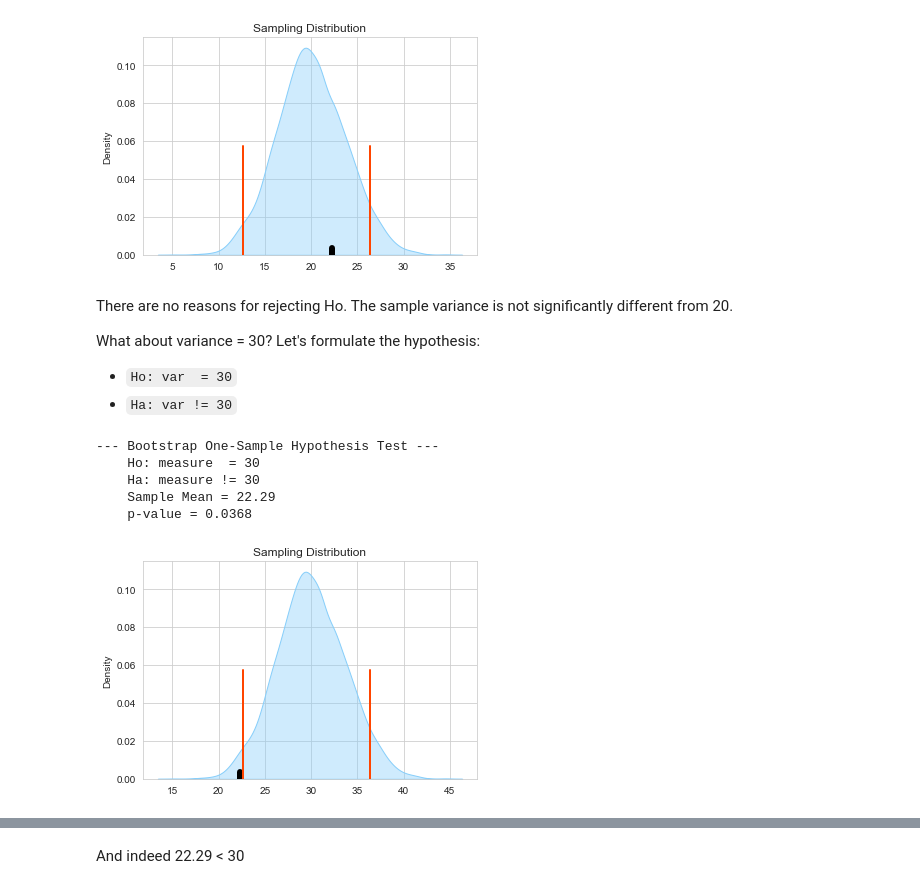
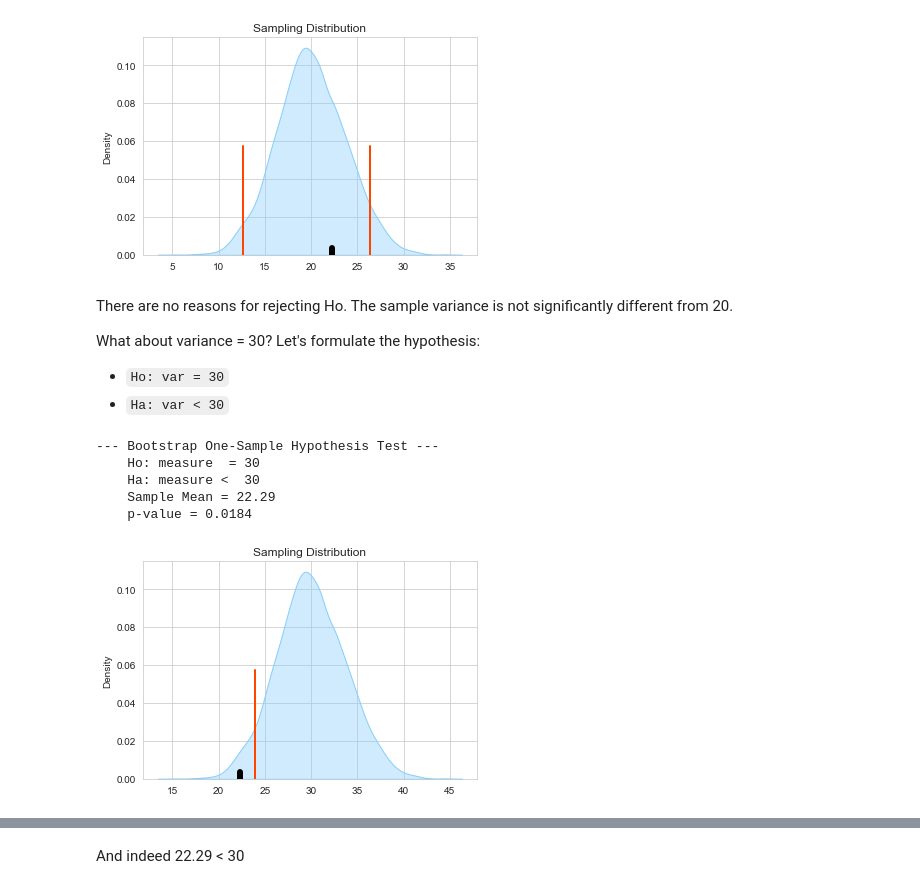
Before and after one commit to Goliath-Research/Computational-Statistics, a Jupyter notebook: 04-Inferential Statistics/05-Boot_One_Samp_Test.ipynb, the cells around one changed output, grey strips where cells are left out. Saved outputs shown, nothing was run; the diff lists cells and outputs as text; code cells hidden in the pictures.

```diff
--- a/04-Inferential Statistics/05-Boot_One_Samp_Test.ipynb
+++ b/04-Inferential Statistics/05-Boot_One_Samp_Test.ipynb
@@ -303,11 +303,11 @@ Let's summarize the p-value calculation in one function:
 # %%
 def getpValue(sample_distribution, obs_value, alternative='two-sided'):
     '''
-    It returns the p-value
+    It returns the p-value.
     sample_distribution: the sample distribution
-    obs_value: observed value
-    alpha: significance level
-    alternative: one of the three values: 'two-sided', 'smaller', or 'larger'
+    obs_value:           observed value
+    alpha:               significance level
+    alternative:         one of the three values: 'two-sided', 'smaller', or 'larger'
     '''
     ecdf = ECDF(sample_distribution)
     if alternative=='two-sided':
@@ -349,7 +351,7 @@ We want to define a function for hypothesis testing.
 # %% [markdown]
 We will create a function for the hypothesis test. We could receive `data` as a parameter and use it to determine its mean and the sample distribution. The calculation of sample distribution is time-consuming, and we could use the same sample distribution to test several hypotheses. So, we decided to receive it as a parameter instead of calculating it in each call to the function.
 # %%
-def one_sample_HT(sampl_value, sampl_distribution, pop_value, alpha=0.05, alternative='two-sided'):
+def boot_one_sample_HT(sample_value, sample_distribution, population_value, alpha=0.05, alternative='two-sided'):
     '''
     sampl_value: observed value calculated from the sample
     sampl_distribution: sample distribution calculated from the sample
@@ -359,24 +361,24 @@ def one_sample_HT(sampl_value, sampl_distribution, pop_value, alpha=0.05, altern
     '''
     sigHa = {'two-sided':'!=', 'smaller':'< ', 'larger':'> '}
     print('--- Bootstrap One-Sample Hypothesis Test ---')
-    print('    Ho: measure  =', np.round(pop_value, 2))
-    print('    Ha: measure', sigHa[alternative], np.round(pop_value, 2))
-    print('    Sample Mean = %.2f' %(sampl_value))
-    sampl_distribution_Ho = sampl_distribution - np.mean(sampl_distribution) + pop_value
-    sns.kdeplot(x=sampl_distribution_Ho, color='lightskyblue', shade=True, alpha=0.4)   # plotting the sample distribution
-    plt.axvline(x=sampl_value, ymin=0, ymax= 0.03, color='black', linewidth=6)          # plotting the statistic
+    print('    Ho: measure  =', np.round(population_value, 2))
+    print('    Ha: measure', sigHa[alternative], np.round(population_value, 2))
+    print('    Sample Mean = %.2f' %(sample_value))
+    sample_distribution_Ho = sample_distribution - np.mean(sample_distribution) + population_value
+    sns.kdeplot(x=sample_distribution_Ho, color='lightskyblue', shade=True, alpha=0.4)   # plotting the sample distribution
+    plt.axvline(x=sample_value, ymin=0, ymax= 0.03, color='black', linewidth=6)          # plotting the statistic
     plt.title('Sampling Distribution')
-    p_val = getpValue(sampl_distribution_Ho, sampl_value, alternative)
+    p_val = getpValue(sample_distribution_Ho, sample_value, alternative)
     if alternative=='two-sided':        # plotting the graph with two critical regions
-        cv1 = np.round(np.percentile(sampl_distribution_Ho, (alpha/2)*100),2)           # left critical value
-        cv2 = np.round(np.percentile(sampl_distribution_Ho, 100-alpha*100),2)           # right critical value
+        cv1 = np.round(np.percentile(sample_distribution_Ho, (alpha/2)*100),2)           # left critical value
+        cv2 = np.round(np.percentile(sample_distribution_Ho, 100-alpha*100),2)           # right critical value
         plt.axvline(x = cv1, ymin=0, ymax=0.5, color='orangered', linewidth=2)
         plt.axvline(x = cv2, ymin=0, ymax=0.5, color='orangered', linewidth=2)
     elif alternative=='smaller':        # plotting the graph with left critical region
-        cv1 = np.round(np.percentile(sampl_distribution_Ho, alpha*100),2)               # left critical value
+        cv1 = np.round(np.percentile(sample_distribution_Ho, alpha*100),2)               # left critical value
         plt.axvline(x = cv1, ymin=0, ymax=0.5, color='orangered', linewidth=2)
     else:                               # plotting the graph with right critical region
-        cv2 = np.round(np.percentile(sampl_distribution_Ho, 100-alpha*100),2)           # right critical value
+        cv2 = np.round(np.percentile(sample_distribution_Ho, 100-alpha*100),2)           # right critical value
         plt.axvline(x = cv2, ymin=0, ymax=0.5, color='orangered', linewidth=2)
     print('    p-value = '+str(np.round(p_val,4)))
 # %% [markdown]
@@ -506,14 +450,14 @@ one_sample_HT(sample_var, sample_distribution_var, 20)
 There are no reasons for rejecting Ho. The sample variance is not significantly different from 20.
 
 What about variance = 30? Let's formulate the hypothesis:
-- `Ho: var  = 30`
-- `Ha: var != 30`
+- `Ho: var = 30`
+- `Ha: var < 30`
 # %%
-one_sample_HT(sample_var, sample_distribution_var, 30)
+boot_one_sample_HT(sample_var, sample_distribution_var, 30, alternative='smaller')
 # %% [output]
 --- Bootstrap One-Sample Hypothesis Test ---
     Ho: measure  = 30
-    Ha: measure != 30
+    Ha: measure <  30
     Sample Mean = 22.29
-    p-value = 0.0368
+    p-value = 0.0184
-[figure, old version]
+[figure, new version]
```
Also changed, not shown: parts of 42 cells of this notebook.
